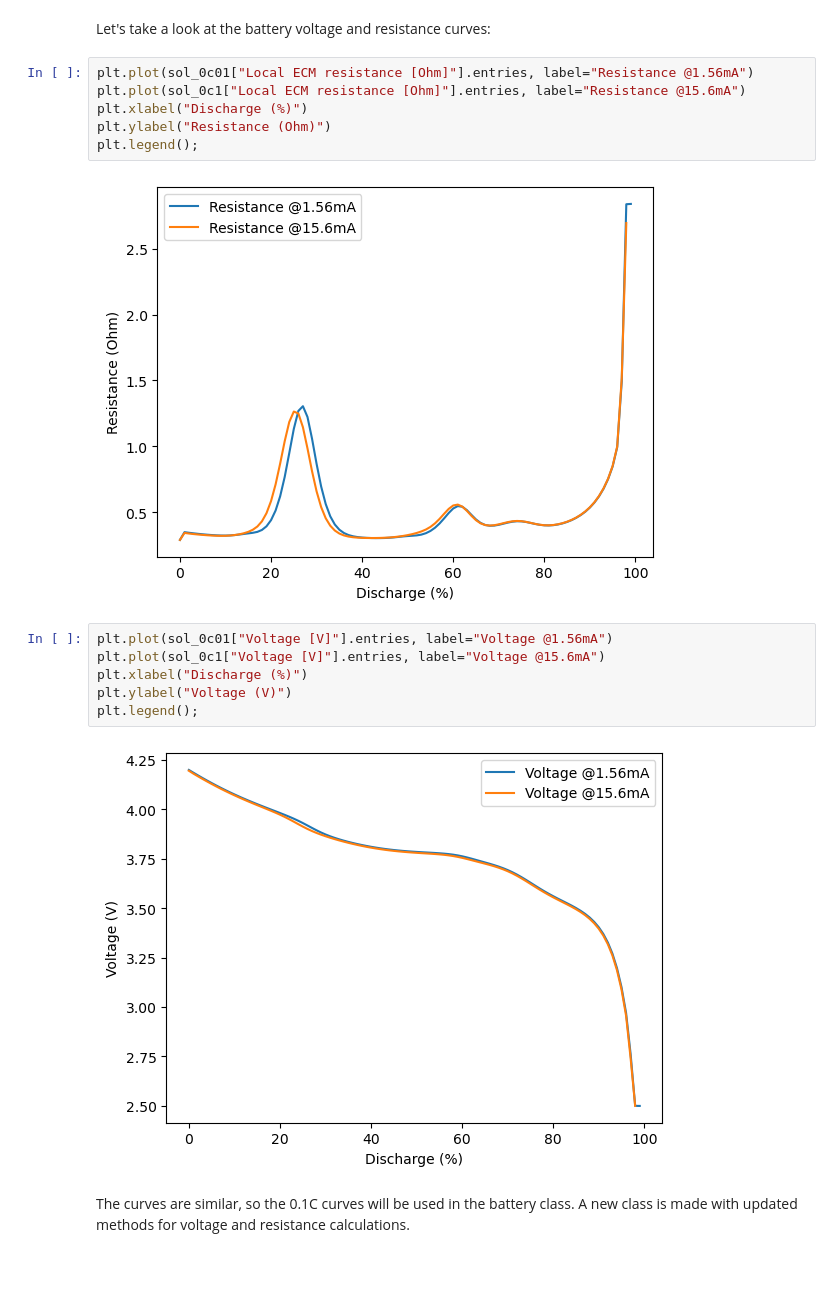
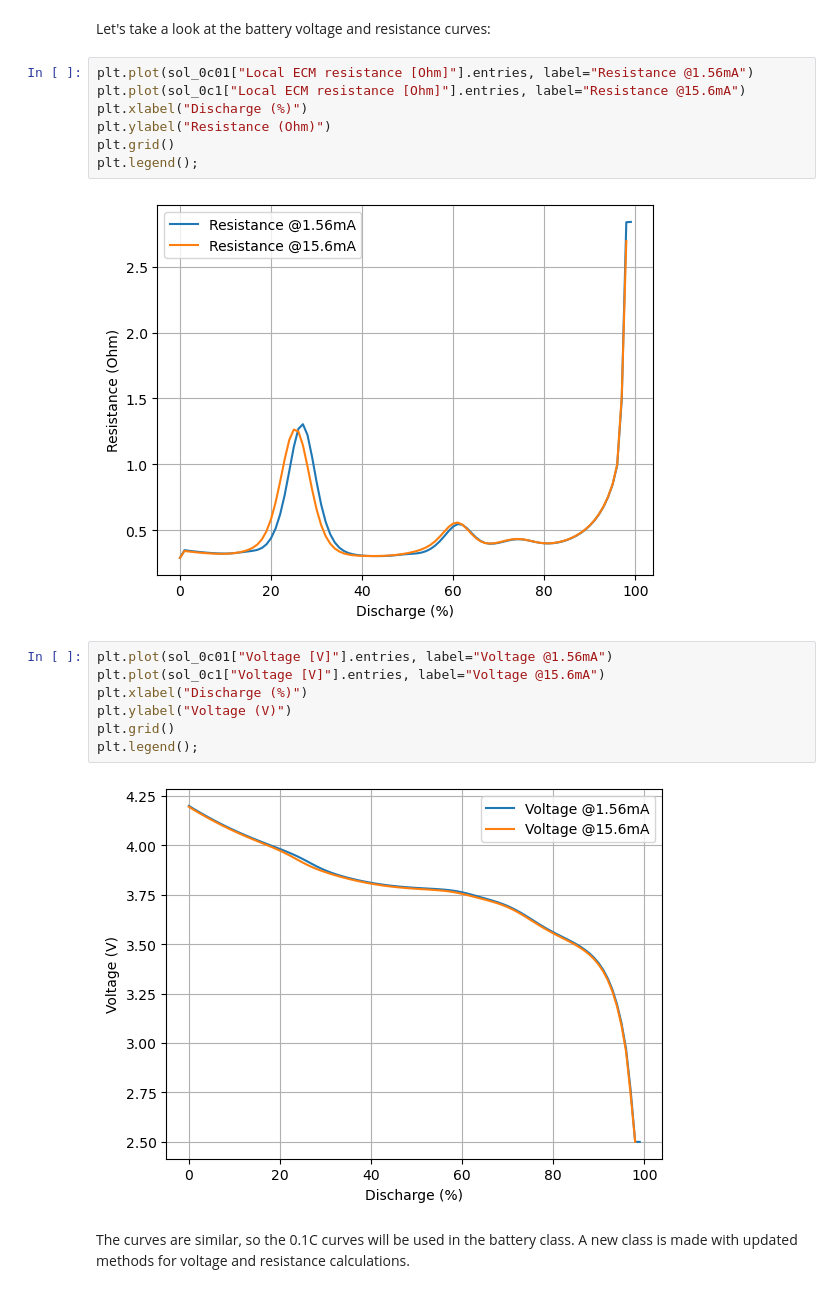
Before and after one commit to geddy11/sysloss, a Jupyter notebook: docs/nb/Battery life.ipynb, the cells around one changed output. Saved outputs shown, nothing was run; the diff lists cells and outputs as text.

```diff
--- a/docs/nb/Battery life.ipynb
+++ b/docs/nb/Battery life.ipynb
@@ -202,17 +204,19 @@ plt.plot(sol_0c01["Local ECM resistance [Ohm]"].entries, label="Resistance @1.56
 plt.plot(sol_0c1["Local ECM resistance [Ohm]"].entries, label="Resistance @15.6mA")
 plt.xlabel("Discharge (%)")
 plt.ylabel("Resistance (Ohm)")
+plt.grid()
 plt.legend();
 # %% [output]
-[figure, old version]
+[figure, new version]
 # %%
 plt.plot(sol_0c01["Voltage [V]"].entries, label="Voltage @1.56mA")
 plt.plot(sol_0c1["Voltage [V]"].entries, label="Voltage @15.6mA")
 plt.xlabel("Discharge (%)")
 plt.ylabel("Voltage (V)")
+plt.grid()
 plt.legend();
 # %% [output]
-[figure, old version]
+[figure, new version]
 # %% [markdown]
 The curves are similar, so the 0.1C curves will be used in the battery class. A new class is made with updated methods for voltage and resistance calculations.
 # %%
```
Also changed, not shown: parts of 15 cells of this notebook, 2 other files.
